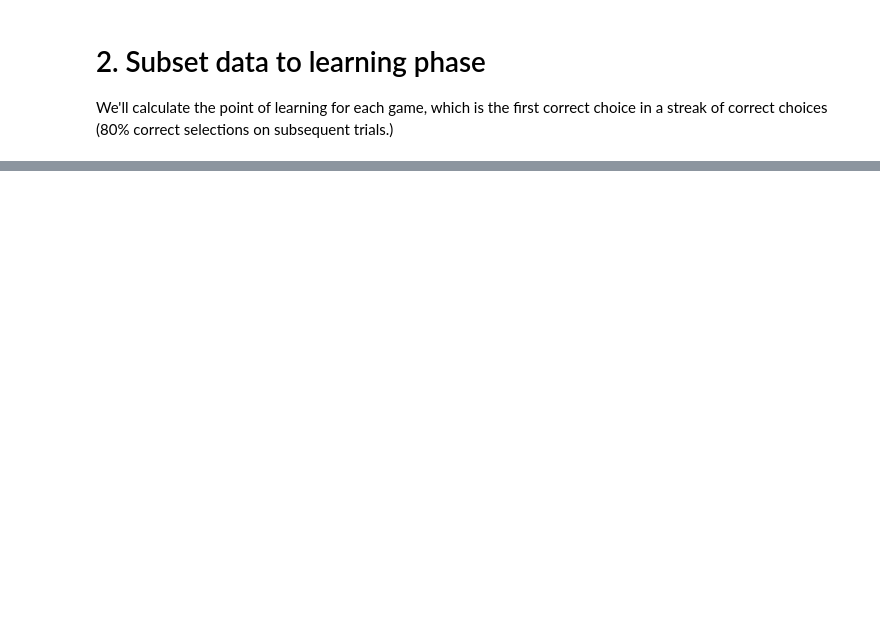
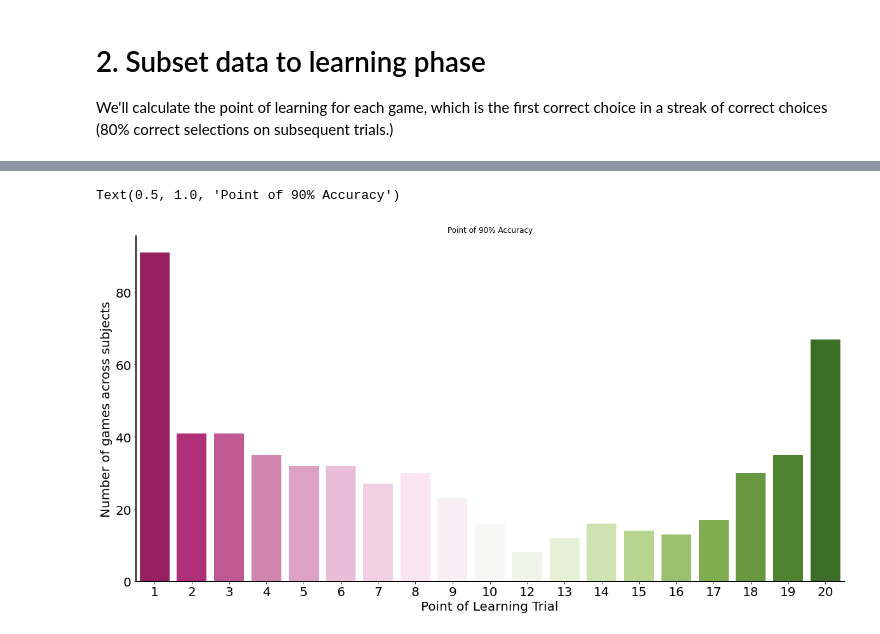
Before and after one commit to angelaradulescu/ldm-analysis, a Jupyter notebook: 5.5 More Behavior.ipynb, the cells around one changed output, grey strips where cells are left out. Cells and saved outputs as stored; diff of their text form; code cells hidden in the pictures; blank space fills up the shorter version.

Commit message:
found PoL for each subject and game, tried starting analyses on this

```diff
--- a/5.5 More Behavior.ipynb
+++ b/5.5 More Behavior.ipynb
@@ -32,0 +53,3 @@ We'll calculate the point of learning for each game, which is the first correct
+# %%
+subj_trial = behav_data[['Subj', 'Trial', 'Game', 'WithinGameTrial', 'Correct']]
+subj_trial
@@ -32,0 +70,29 @@ We'll calculate the point of learning for each game, which is the first correct
+# %%
+numCorrectOnSubsequentTrials = {'Subj': [], 'Game' : [],'WithinGameTrial': [], 'SubsequentCorrect': [], 'EightyPercent': []}
+pol_df = {'SubjGame': [], 'Subj': [], 'Game': [], 'PoL': [], 'SubsequentCorrect':[]}
+sub_group = subj_trial
+for trial_num in range(0,20):
+    sub_group = sub_group.loc[sub_group['WithinGameTrial'] != trial_num]
+    sub_grouped = sub_group.groupby(['Subj', 'Game']).Correct
+    sub_grouped = sub_grouped.sum().reset_index()
+    for index, items in sub_grouped.iterrows():
+        numCorrectOnSubsequentTrials['Subj'].append(items.Subj)
+        numCorrectOnSubsequentTrials['Game'].append(items.Game)
+        numCorrectOnSubsequentTrials['WithinGameTrial'].append(trial_num+1)
+        numCorrectOnSubsequentTrials['SubsequentCorrect'].append(items.Correct)
+        eightyPercentCorrect = (20-trial_num)*0.9
+        # print(eightyPercentCorrect)
+        # print(items.Correct)
+        if items.Correct > eightyPercentCorrect:
+            numCorrectOnSubsequentTrials['EightyPercent'].append(True)
+            if (items.Subj, items.Game) not in pol_df['SubjGame']:
+                pol_df['SubjGame'].append((items.Subj, items.Game))
+                pol_df['Subj'].append(items.Subj)
+                pol_df['Game'].append(items.Game)
+                pol_df['SubsequentCorrect'].append(items.Correct)
+                pol_df['PoL'].append(trial_num+1)
+        else:
+            numCorrectOnSubsequentTrials['EightyPercent'].append(False)
+# %%
+pol_df = pd.DataFrame.from_dict(pol_df) #.drop(columns=['SubjGame', 'SubsequentCorrect'])
+pol_graph_data = pol_df.groupby(['PoL'])['SubjGame'].count().reset_index()
@@ -32,0 +119,14 @@ We'll calculate the point of learning for each game, which is the first correct
+# %%
+fig, ax = plt.subplots(figsize=(20,10))
+sns.barplot(x="PoL", y="SubjGame", data=pol_graph_data, palette="PiYG");
+sns.despine()
+# ax.set_ylim([0,1.01])
+yl = ax.set_ylabel('Number of games across subjects',fontsize = 20);
+xl = ax.set_xlabel('Point of Learning Trial',fontsize = 20);
+for axis in ['top','bottom','left','right']:
+      ax.spines[axis].set_linewidth(2)
+ax.tick_params(labelsize=20)
+ax.set_title('Point of 90% Accuracy')
+# %% [output]
+Text(0.5, 1.0, 'Point of 90% Accuracy')
+[figure, added]
```
Also changed, not shown: parts of 21 cells of this notebook, 4 other files.
